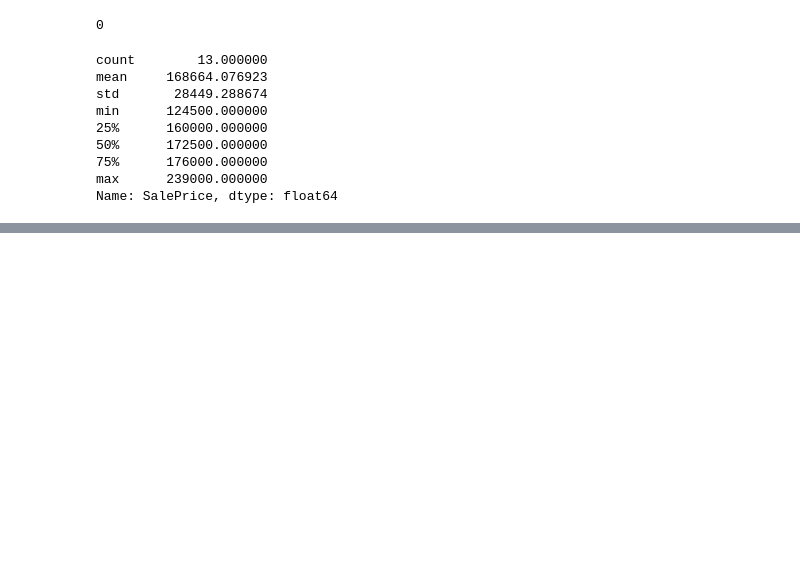
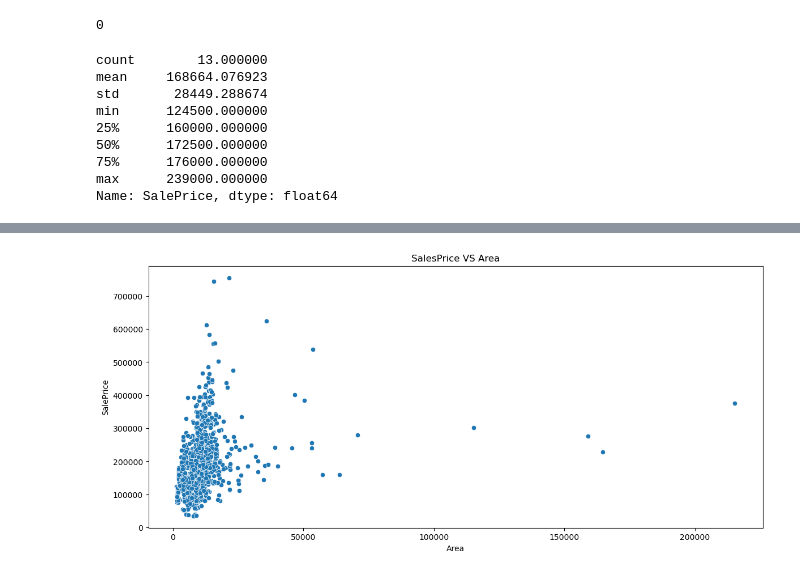
Before and after one commit to bibhanshuraj19/Kaggle, a Jupyter notebook: House Price Preediction/Untitled.ipynb, the cells around one changed output, grey strips where cells are left out. Cells and saved outputs as stored; diff of their text form; code cells hidden in the pictures; blank space fills up the shorter version.

```diff
--- a/House Price Preediction/Untitled.ipynb
+++ b/House Price Preediction/Untitled.ipynb
@@ -381,0 +392,9 @@ Kurtosis of Price: 2.59
+# %%
+plt.figure(figsize=(14,6))
+sns.scatterplot(x='LotArea',y='SalePrice',data=df_train)
+plt.title('SalesPrice VS Area')
+plt.xlabel('Area')
+plt.ylabel('SalePrice')
+plt.show()
+# %% [output]
+[figure, added]
```
Also changed, not shown: parts of 7 cells of this notebook.
